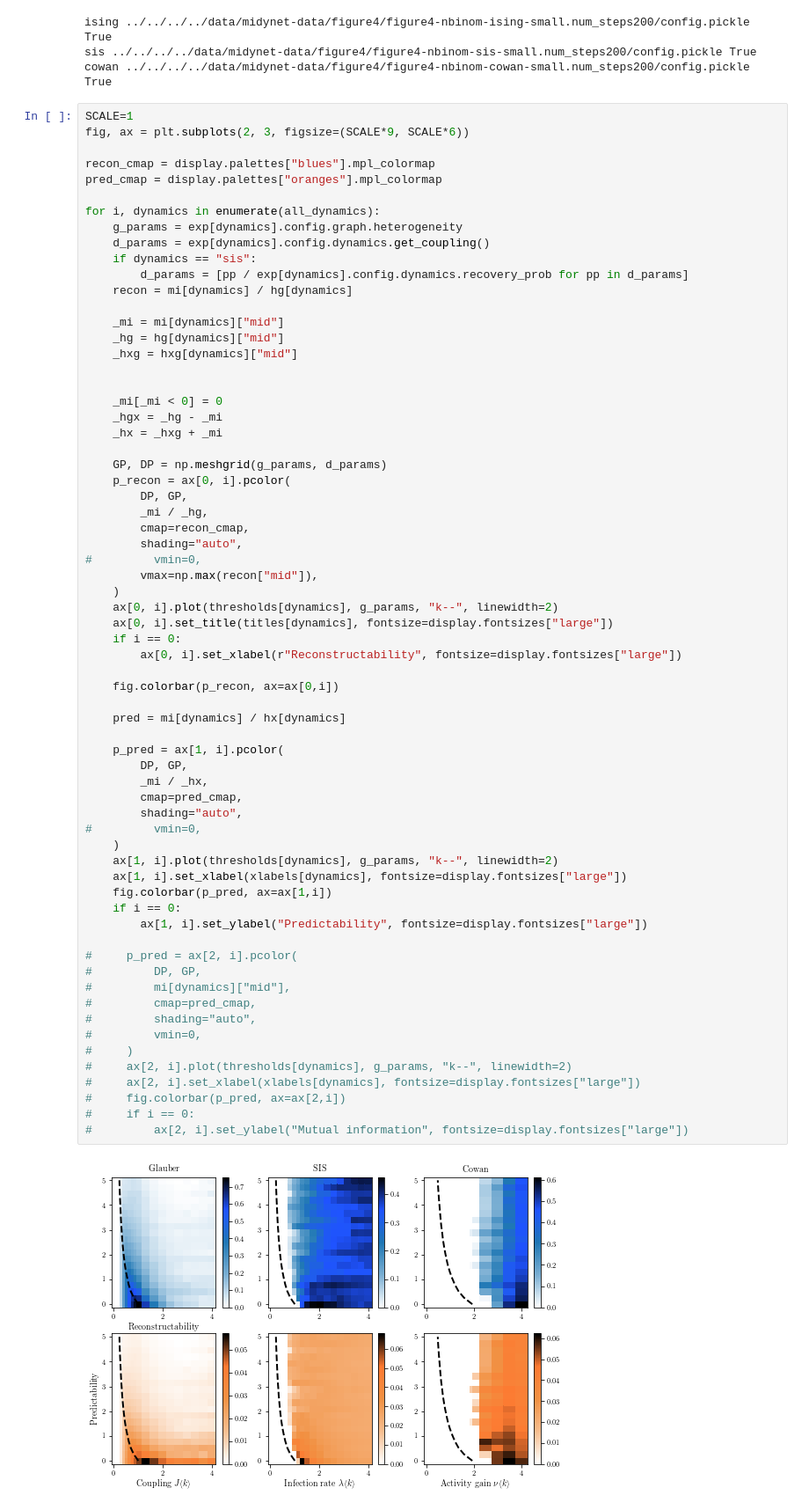
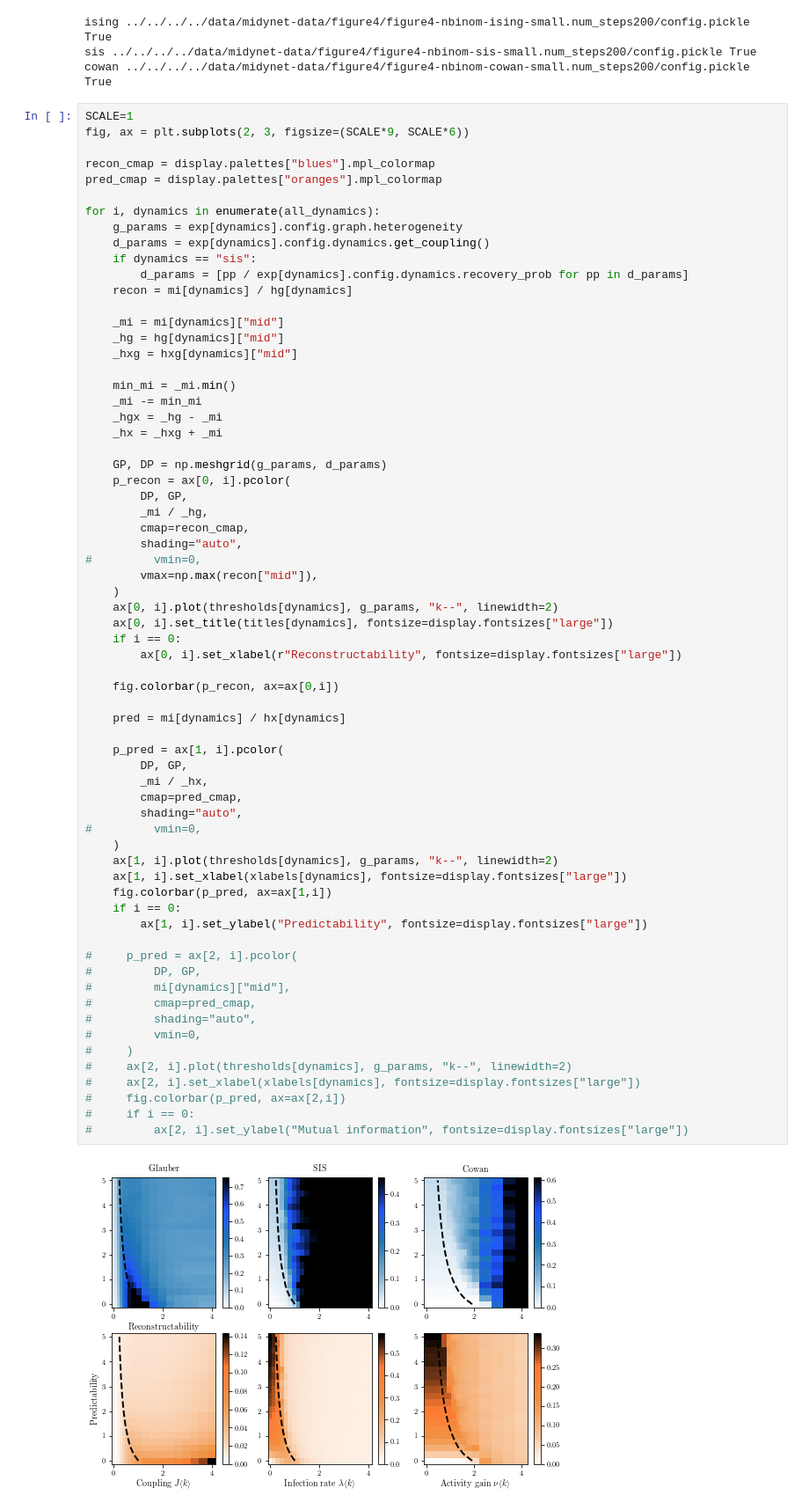
Before and after one commit to charlesmurphy1/midynet, a Jupyter notebook: notebooks/midynet/figure4-rev.ipynb, the cells around one changed output. Shown at 88% size. Saved outputs shown, nothing was run; the diff lists cells and outputs as text.

```diff
--- a/notebooks/midynet/figure4-rev.ipynb
+++ b/notebooks/midynet/figure4-rev.ipynb
@@ -68,8 +68,8 @@ for i, dynamics in enumerate(all_dynamics):
     _hg = hg[dynamics]["mid"]
     _hxg = hxg[dynamics]["mid"]
 
-
-    _mi[_mi < 0] = 0
+    min_mi = _mi.min()
+    _mi -= min_mi
     _hgx = _hg - _mi
     _hx = _hxg + _mi
 
@@ -90,31 +90,31 @@ for i, dynamics in enumerate(all_dynamics):
     fig.colorbar(p_recon, ax=ax[0,i])
 
     pred = mi[dynamics] / hx[dynamics]
 
     p_pred = ax[1, i].pcolor(
         DP, GP,
         _mi / _hx,
         cmap=pred_cmap,
         shading="auto",
 #         vmin=0,
     )
     ax[1, i].plot(thresholds[dynamics], g_params, "k--", linewidth=2)
     ax[1, i].set_xlabel(xlabels[dynamics], fontsize=display.fontsizes["large"])
     fig.colorbar(p_pred, ax=ax[1,i])
     if i == 0:
         ax[1, i].set_ylabel("Predictability", fontsize=display.fontsizes["large"])
 
 #     p_pred = ax[2, i].pcolor(
 #         DP, GP,
 #         mi[dynamics]["mid"],
 #         cmap=pred_cmap,
 #         shading="auto",
 #         vmin=0,
 #     )
 #     ax[2, i].plot(thresholds[dynamics], g_params, "k--", linewidth=2)
 #     ax[2, i].set_xlabel(xlabels[dynamics], fontsize=display.fontsizes["large"])
 #     fig.colorbar(p_pred, ax=ax[2,i])
 #     if i == 0:
 #         ax[2, i].set_ylabel("Mutual information", fontsize=display.fontsizes["large"])
 # %% [output]
-[figure, old version]
+[figure, new version]
```
Also changed, not shown: parts of 3 cells of this notebook, 25 other files.
